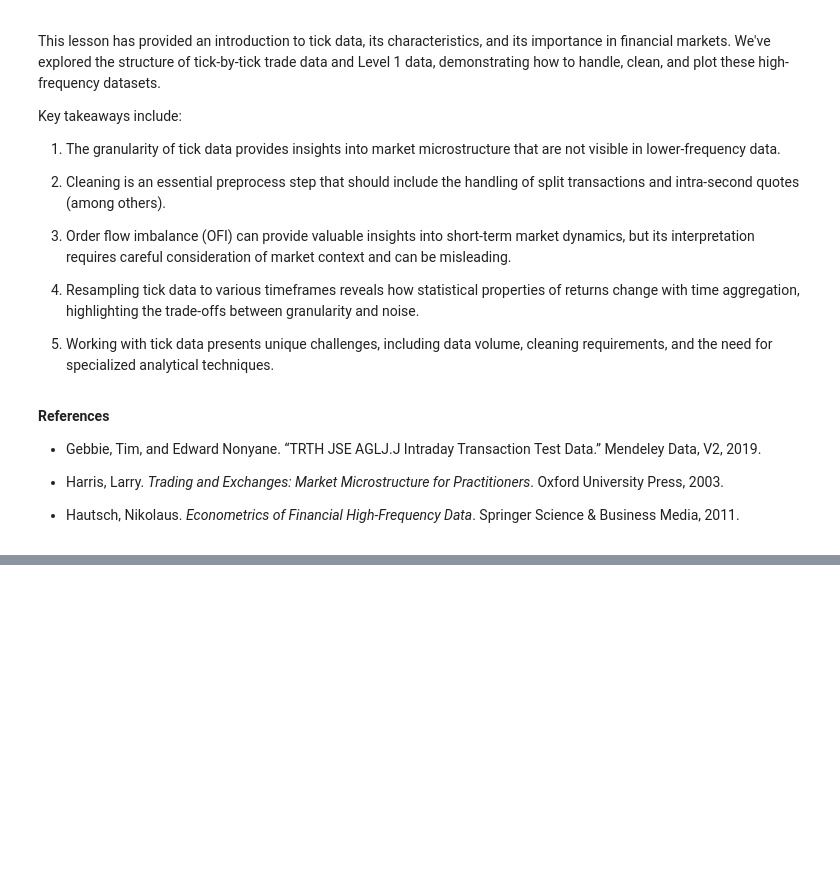
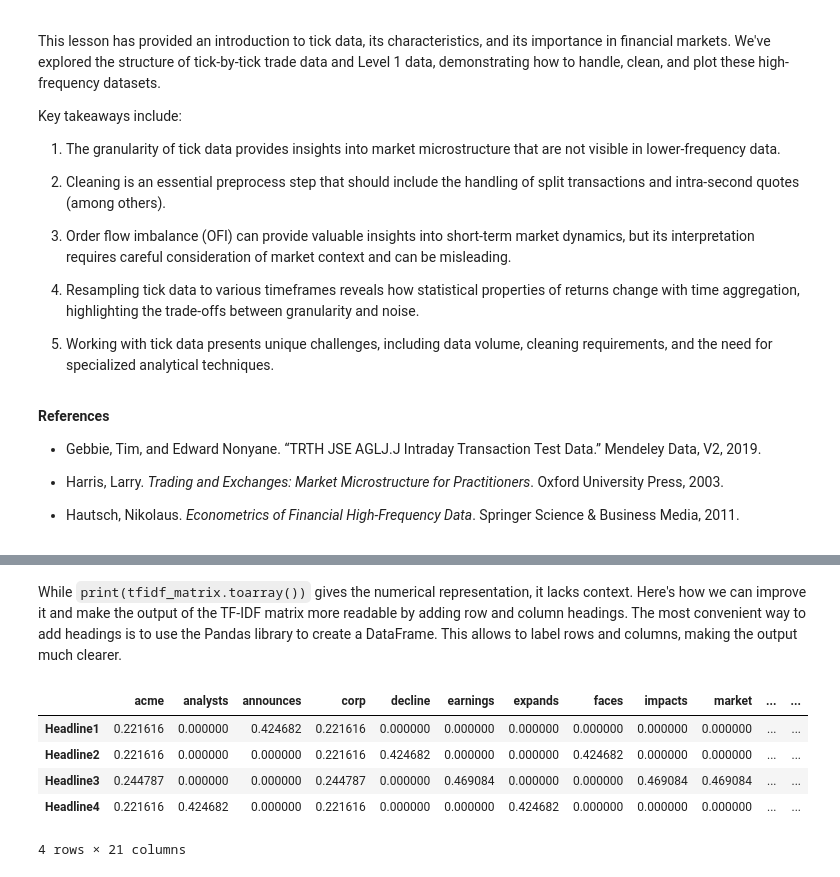
Before and after one commit to sheldcoop/QuantPrep, a Jupyter notebook: Finanical_Data_WQU.ipynb, the cells around one changed output, grey strips where cells are left out. Saved outputs shown, nothing was run; the diff lists cells and outputs as text; code cells hidden in the pictures; blank space fills up the shorter version.

```diff
--- a/Finanical_Data_WQU.ipynb
+++ b/Finanical_Data_WQU.ipynb
@@ -4075,0 +5001,20 @@ Key takeaways include:
+# %%
+# Sample headlines
+headlines = [
+    "Acme Corp. announces record profits, stock surges.",
+    "Acme Corp. faces regulatory scrutiny, shares decline.",
+    "Market volatility impacts Acme Corp. earnings.",
+    "Acme Corp. expands into new markets, analysts optimistic."
+]
+
+# Create a TfidfVectorizer object
+vectorizer = TfidfVectorizer(stop_words='english')
+
+# Fit the vectorizer to the headlines
+vectorizer.fit(headlines)
+
+# Transform the headlines into a TF-IDF matrix
+tfidf_matrix = vectorizer.transform(headlines)
+
+# Get the feature names (words)
+feature_names = vectorizer.get_feature_names_out()
@@ -4075,0 +5077,15 @@ Key takeaways include:
+# %% [markdown]
+While `print(tfidf_matrix.toarray())` gives the numerical representation, it lacks context. Here's how we can improve it and make the output of the TF-IDF matrix more readable by adding row and column headings. The most convenient way to add headings is to use the Pandas library to create a DataFrame. This allows to label rows and columns, making the output much clearer.
+# %%
+# Create a list of generic headline labels
+headline_labels = ["Headline1", "Headline2", "Headline3", "Headline4"]
+
+# Create a Pandas DataFrame
+pd.DataFrame(tfidf_matrix.toarray(), columns=feature_names, index=headline_labels)
+# %% [output]
+|  | acme | analysts | announces | corp | decline | earnings | expands | faces | impacts | market | ... | ... |
+| Headline1 | 0.221616 | 0.000000 | 0.424682 | 0.221616 | 0.000000 | 0.000000 | 0.000000 | 0.000000 | 0.000000 | 0.000000 | ... | ... |
+| Headline2 | 0.221616 | 0.000000 | 0.000000 | 0.221616 | 0.424682 | 0.000000 | 0.000000 | 0.424682 | 0.000000 | 0.000000 | ... | ... |
+| Headline3 | 0.244787 | 0.000000 | 0.000000 | 0.244787 | 0.000000 | 0.469084 | 0.000000 | 0.000000 | 0.469084 | 0.469084 | ... | ... |
+| Headline4 | 0.221616 | 0.424682 | 0.000000 | 0.221616 | 0.000000 | 0.000000 | 0.424682 | 0.000000 | 0.000000 | 0.000000 | ... | ... |
+4 rows × 21 columns
```
Also changed, not shown: parts of 106 cells of this notebook.
